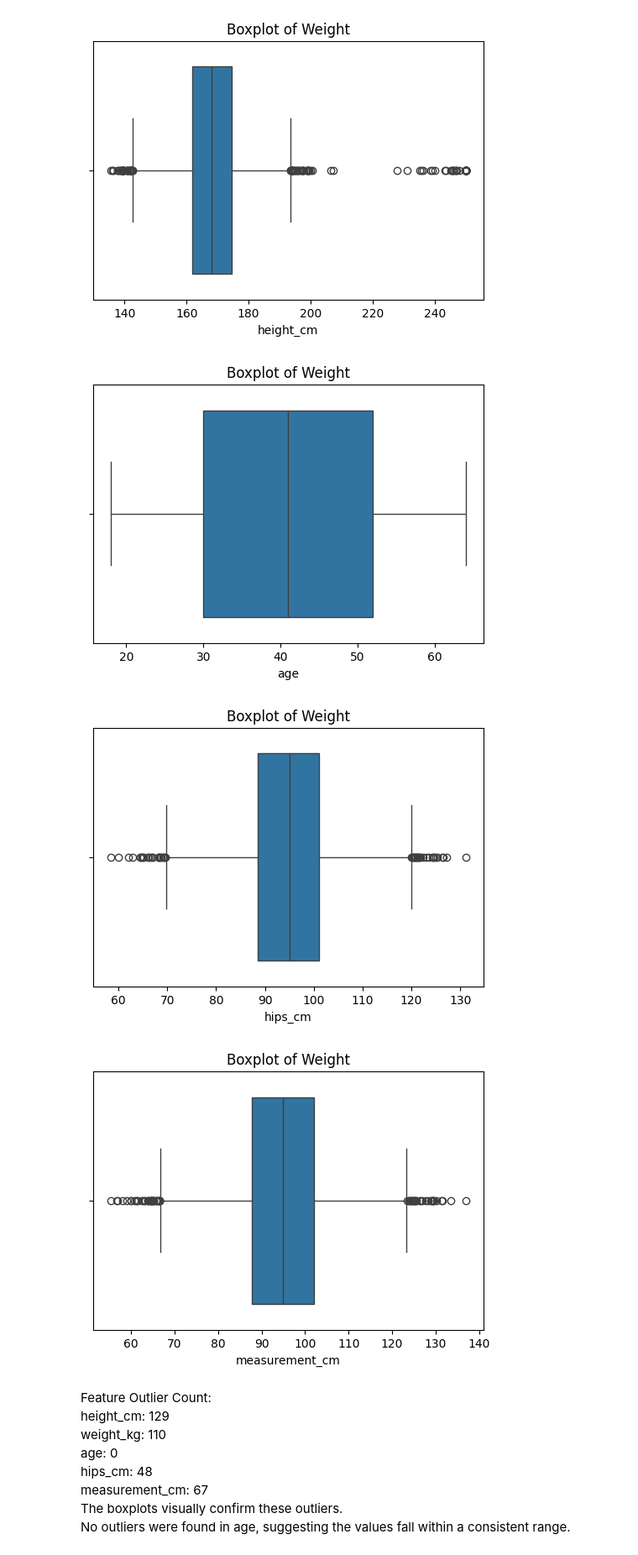
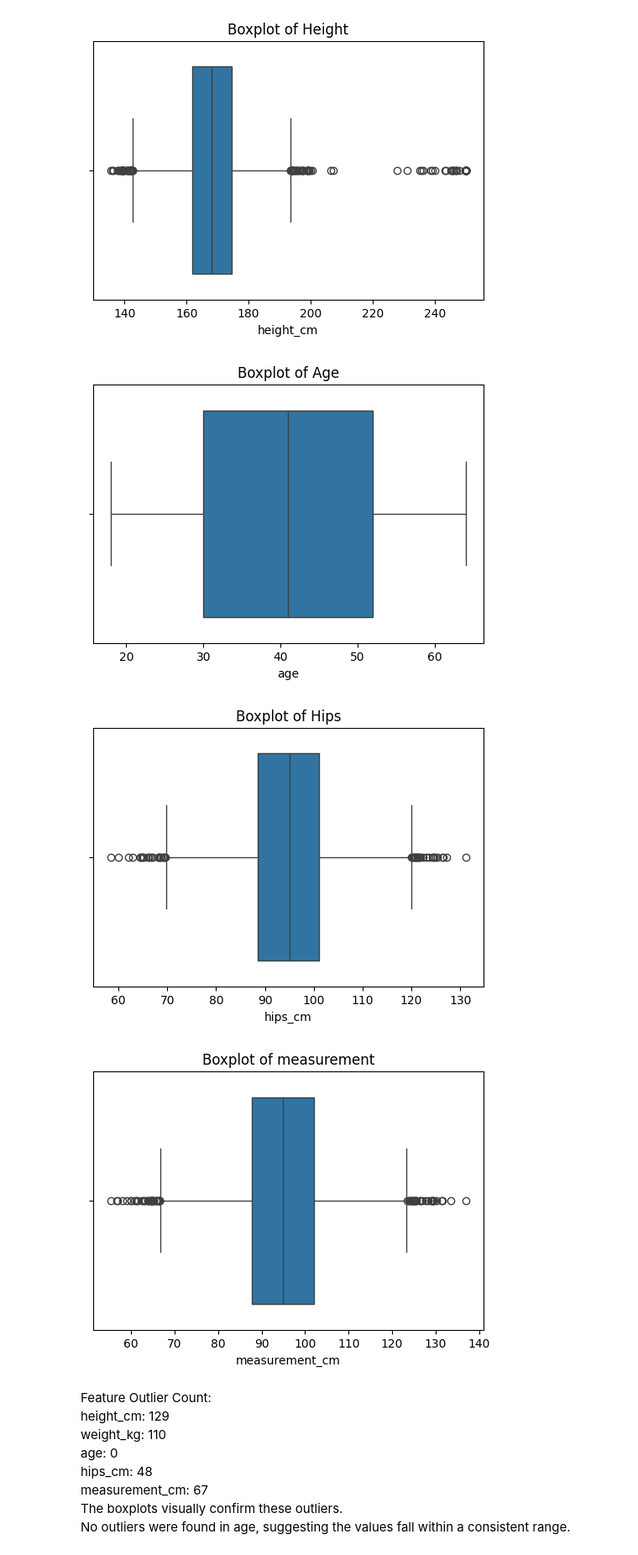
Before and after one commit to AlwangaJanet/Apparel-Size-Prediction-Using-Supervised-Learning, a Jupyter notebook: size_predictinon2.ipynb, the cells around one changed output. Shown at 84% size. Cells and saved outputs as stored; diff of their text form; code cells hidden in the pictures.

```diff
--- a/size_predictinon2.ipynb
+++ b/size_predictinon2.ipynb
@@ -136,24 +136,24 @@ plt.show()
 # %%
 plt.figure(figsize=(6,4))
 sns.boxplot(x=df['age'])
-plt.title("Boxplot of Weight")
+plt.title("Boxplot of Age")
 plt.show()
 # %% [output]
-[figure, old version]
+[figure, new version]
 # %%
 plt.figure(figsize=(6,4))
 sns.boxplot(x=df['hips_cm'])
-plt.title("Boxplot of Weight")
+plt.title("Boxplot of Hips")
 plt.show()
 # %% [output]
-[figure, old version]
+[figure, new version]
 # %%
 plt.figure(figsize=(6,4))
 sns.boxplot(x=df['measurement_cm'])
-plt.title("Boxplot of Weight")
+plt.title("Boxplot of measurement")
 plt.show()
 # %% [output]
-[figure, old version]
+[figure, new version]
 # %% [markdown]
 Feature	Outlier Count:
 height_cm: 129
```
Also changed, not shown: parts of 6 cells of this notebook, 6 other files.
